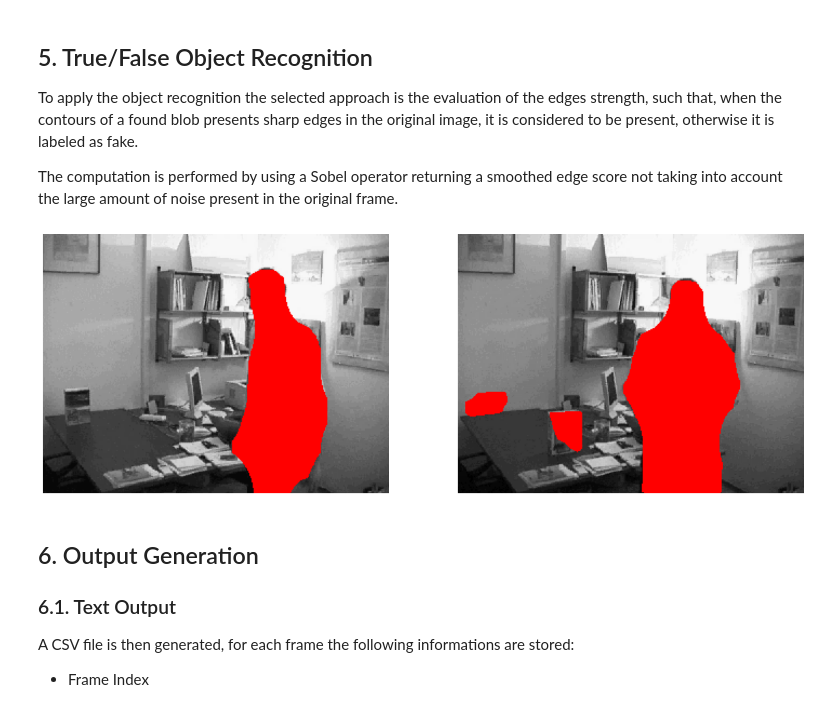
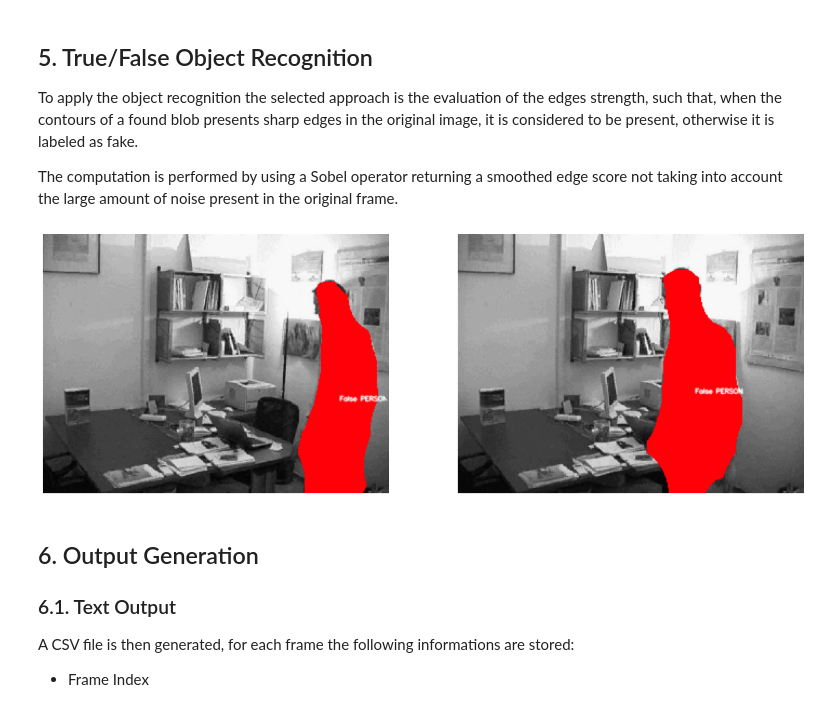
Before and after one commit to alessandrostockman/cv-intrusion-detection-project-work, a Jupyter notebook: Intrusion-Detection.ipynb, the cells around one changed output. Drawn from its saved outputs; the diff is of its cells as text; code cells hidden in the pictures.

```diff
--- a/Intrusion-Detection.ipynb
+++ b/Intrusion-Detection.ipynb
@@ -303,8 +303,8 @@ subplot_images([
 
 The labeling of the obtained image is performed using the `cv2.connectedComponents` function.
 # %%
-key_frame_1.apply_blob_analysis([], 5000)
-key_frame_2.apply_blob_analysis([], 5000)
+key_frame_1.apply_blob_labeling()
+key_frame_2.apply_blob_labeling()
 
 subplot_images([
     {
@@ -318,6 +318,4 @@ subplot_images([
         'title': "",
     },
 ])
-#TODO curr_frame.apply_blob_labeling()
-#TODO curr_frame.show('blobs_labeled')
 # %% [output]
@@ -361,7 +359,10 @@ params = ParameterSet({
     "background": {
         "frames": [100],
         "interpolation": [np.median]
-    }
+    },
+    "similarity_threshold": 5000,
+    "classification_threshold": 200,
+    "edge_threshold": 1000,
 })
 
 key_frame_prev_1 = video.frames[key_frame_index_1 - 1]
@@ -370,10 +371,10 @@ key_frame_prev_1.intrusion_detection(params, selective_backgrounds[key_frame_ind
 key_frame_prev_2 = video.frames[key_frame_index_2 - 1]
 key_frame_prev_2.intrusion_detection(params, selective_backgrounds[key_frame_index_2 - 1], [])
 
-key_frame_1.apply_blob_analysis(key_frame_prev_1.blobs, 5000)
-key_frame_2.apply_blob_analysis(key_frame_prev_2.blobs, 5000)
-#TODO curr_frame.apply_blob_linkage(dissimilarity_threshold)
-#TODO curr_frame.show('blobs_remapped')
+#key_frame_1.apply_blob_analysis(key_frame_prev_1.blobs, 5000)
+#key_frame_2.apply_blob_analysis(key_frame_prev_2.blobs, 5000)
+key_frame_1.apply_blob_remapping(key_frame_prev_1.blobs, 5000)
+key_frame_2.apply_blob_remapping(key_frame_prev_2.blobs, 5000)
 
 subplot_images([
     {
@@ -408,6 +409,9 @@ subplot_images([
 To classify the blobs, a function of their features is computed.
 The function is defined as: TODO
 # %%
+key_frame_1.apply_classification(2000)
+key_frame_2.apply_classification(2000)
+
 subplot_images([
     {
         'object': key_frame_1,
@@ -429,20 +433,23 @@ To apply the object recognition the selected approach is the evaluation of the e
 
 The computation is performed by using a Sobel operator returning a smoothed edge score not taking into account the large amount of noise present in the original frame.
 # %%
+key_frame_1.apply_object_recognition(2000)
+key_frame_2.apply_object_recognition(2000)
+
 subplot_images([
     {
         'object': key_frame_1,
-        'key': 'blobs_refined',
+        'key': 'blobs_detected',
         'title': ''
     },
     {
         'object': key_frame_2,
-        'key': 'blobs_refined',
+        'key': 'blobs_detected',
         'title': ''
     }
 ])
 # %% [output]
-[figure, old version]
+[figure, new version]
 # %% [markdown]
 ## 6. Output Generation
 
```
Also changed, not shown: parts of 5 cells of this notebook, 1 other file.
